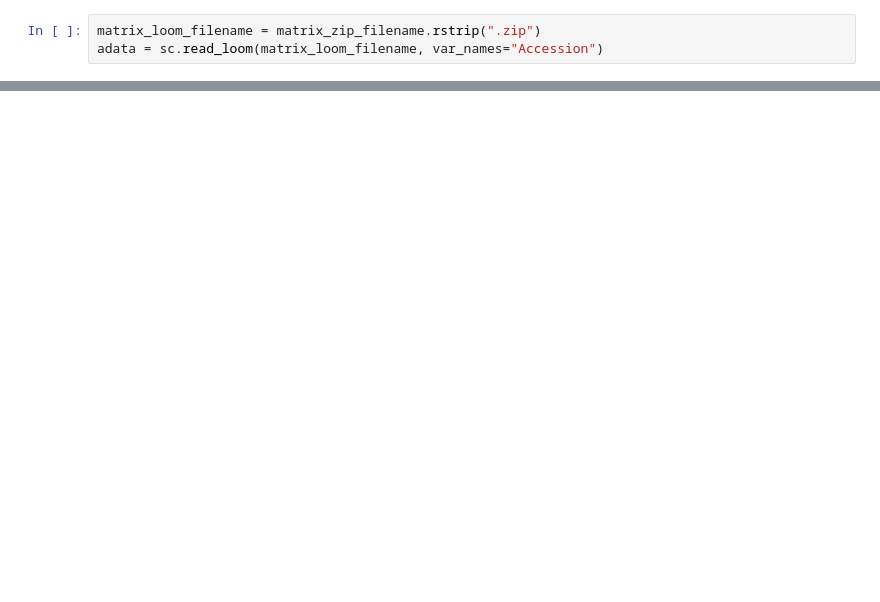
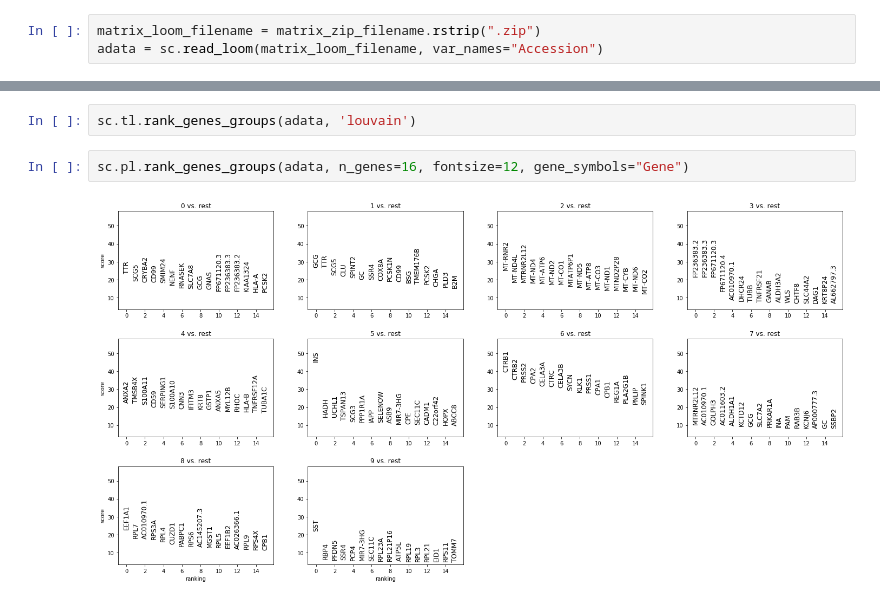
Before and after one commit to HumanCellAtlas/matrix-service, a Jupyter notebook: docs/HCA Matrix Service to Scanpy.ipynb, the cells around one changed output, grey strips where cells are left out. Cells and saved outputs as stored; diff of their text form; blank space fills up the shorter version.

```diff
--- a/docs/HCA Matrix Service to Scanpy.ipynb
+++ b/docs/HCA Matrix Service to Scanpy.ipynb
@@ -183,0 +188,6 @@ WARNING: You're trying to run this on 63925 dimensions of `.X`, if you really wa
+# %%
+sc.tl.rank_genes_groups(adata, 'louvain')
+# %%
+sc.pl.rank_genes_groups(adata, n_genes=16, fontsize=12, gene_symbols="Gene")
+# %% [output]
+[figure, added]
```
Also changed, not shown: parts of 14 cells of this notebook.
